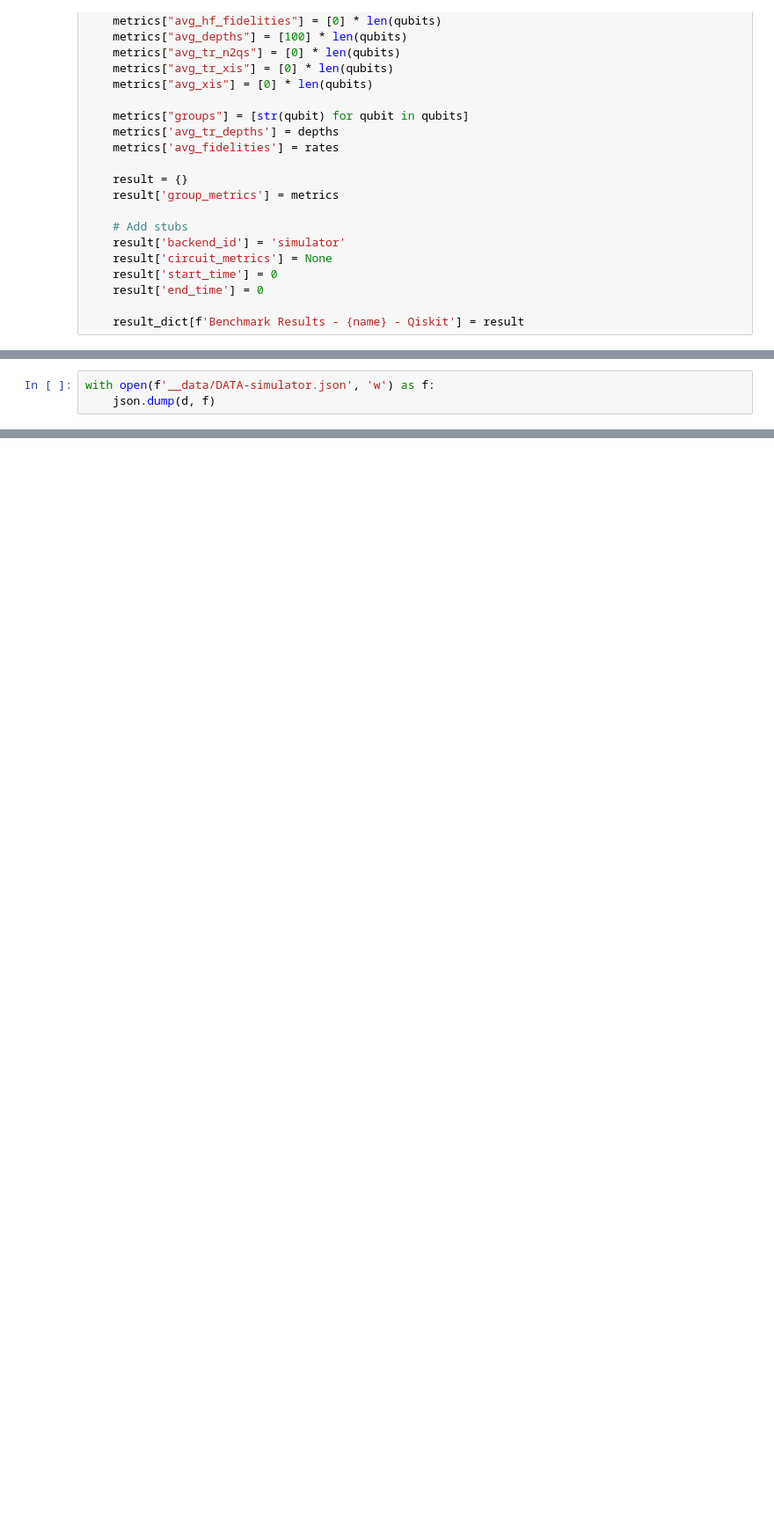
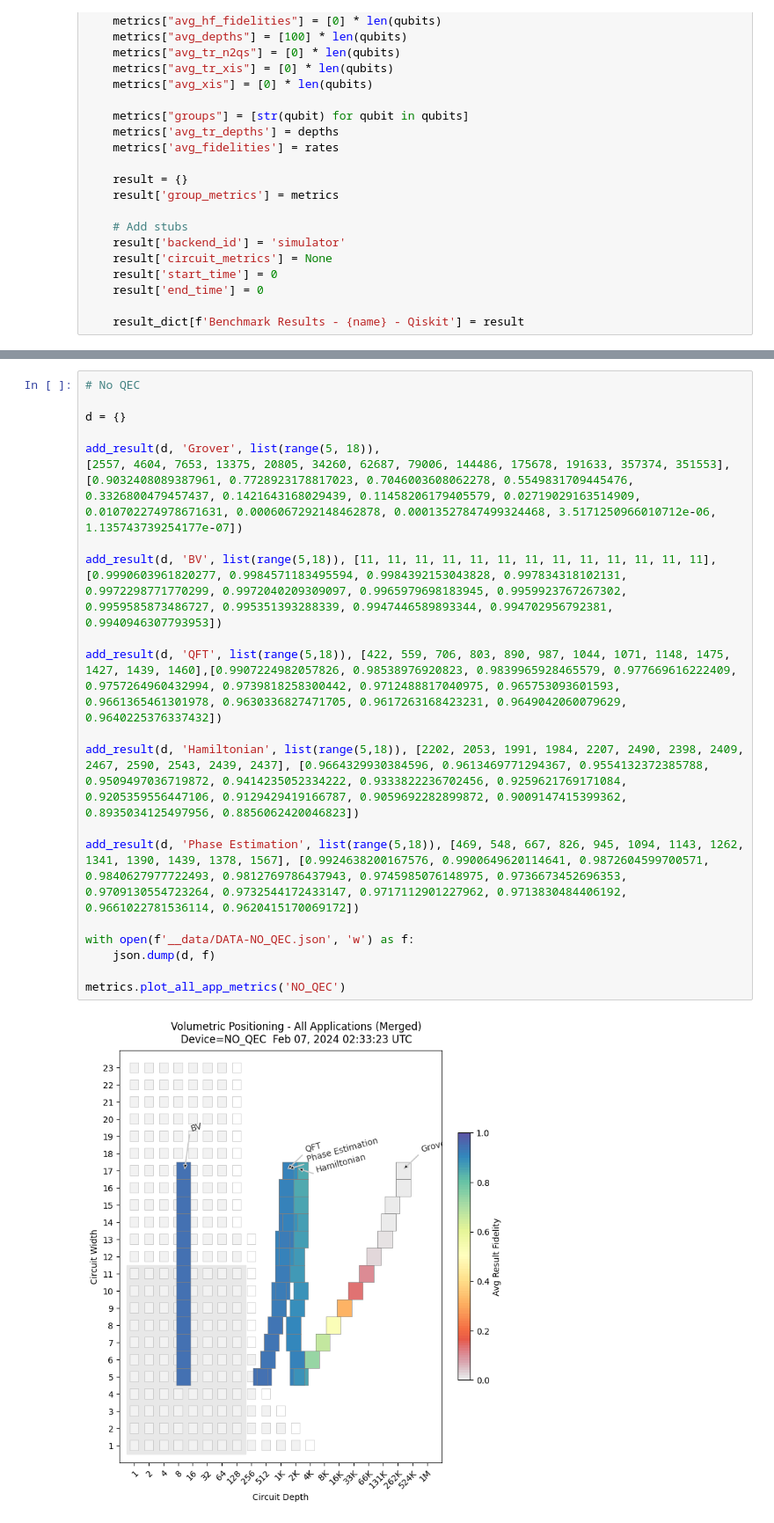
Before and after one commit to ijshj10/QC-App-Oriented-Benchmarks, a Jupyter notebook: plot.ipynb, the cells around one changed output, grey strips where cells are left out. Shown: that part at 88% size. Cells and saved outputs as stored; diff of their text form; blank space fills up the shorter version.

Commit message:
Add plot

```diff
--- a/plot.ipynb
+++ b/plot.ipynb
@@ -47,3 +37,0 @@ add_result(d, 'qft', list(range(5,20)), durations, rates)
-# %%
-with open(f'__data/DATA-simulator.json', 'w') as f:
-    json.dump(d, f)
@@ -52,0 +38,22 @@ rates = [0.9999970503603738, 0.9999904035268891, 0.99999194693731, 0.99998639745
+# %%
+# No QEC
+
+d = {}
+
+add_result(d, 'Grover', list(range(5, 18)),
+[2557, 4604, 7653, 13375, 20805, 34260, 62687, 79006, 144486, 175678, 191633, 357374, 351553], [0.9032408089387961, 0.7728923178817023, 0.7046003608062278, 0.5549831709445476, 0.3326800479457437, 0.1421643168029439, 0.11458206179405579, 0.02719029163514909, 0.010702274978671631, 0.0006067292148462878, 0.00013527847499324468, 3.5171250966010712e-06, 1.135743739254177e-07])
+
+add_result(d, 'BV', list(range(5,18)), [11, 11, 11, 11, 11, 11, 11, 11, 11, 11, 11, 11, 11], [0.9990603961820277, 0.9984571183495594, 0.9984392153043828, 0.997834318102131, 0.9972298771770299, 0.9972040209309097, 0.9965979698183945, 0.9959923767267302, 0.9959585873486727, 0.995351393288339, 0.9947446589893344, 0.994702956792381, 0.9940946307793953])
+
+add_result(d, 'QFT', list(range(5,18)), [422, 559, 706, 803, 890, 987, 1044, 1071, 1148, 1475, 1427, 1439, 1460],[0.9907224982057826, 0.98538976920823, 0.9839965928465579, 0.977669616222409, 0.9757264960432994, 0.9739818258300442, 0.9712488817040975, 0.965753093601593, 0.9661365461301978, 0.9630336827471705, 0.9617263168423231, 0.9649042060079629, 0.9640225376337432])
+
+add_result(d, 'Hamiltonian', list(range(5,18)), [2202, 2053, 1991, 1984, 2207, 2490, 2398, 2409, 2467, 2590, 2543, 2439, 2437], [0.9664329930384596, 0.9613469771294367, 0.9554132372385788, 0.9509497036719872, 0.9414235052334222, 0.9333822236702456, 0.9259621769171084, 0.9205359556447106, 0.9129429419166787, 0.9059692282899872, 0.9009147415399362, 0.8935034125497956, 0.8856062420046823])
+
+add_result(d, 'Phase Estimation', list(range(5,18)), [469, 548, 667, 826, 945, 1094, 1143, 1262, 1341, 1390, 1439, 1378, 1567], [0.9924638200167576, 0.9900649620114641, 0.9872604599700571, 0.9840627977722493, 0.9812769786437943, 0.9745985076148975, 0.9736673452696353, 0.9709130554723264, 0.9732544172433147, 0.9717112901227962, 0.9713830484406192, 0.9661022781536114, 0.9620415170069172])
+
+with open(f'__data/DATA-NO_QEC.json', 'w') as f:
+    json.dump(d, f)
+
+metrics.plot_all_app_metrics('NO_QEC')
+# %% [output]
+[figure, added]
```
Also changed, not shown: parts of 4 cells of this notebook.
